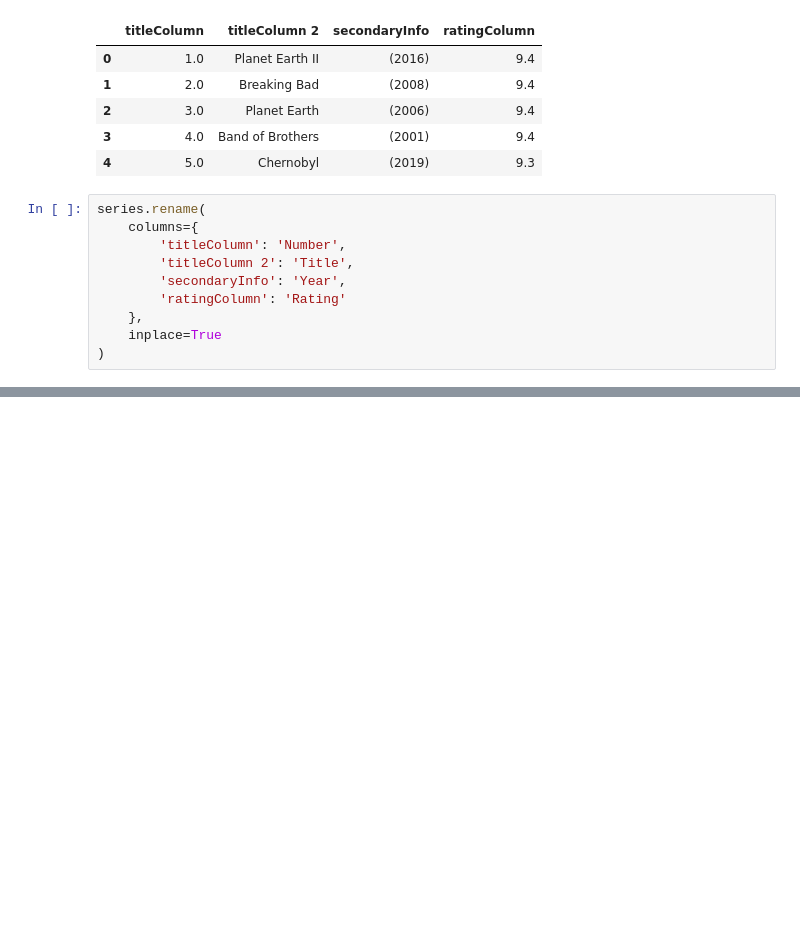
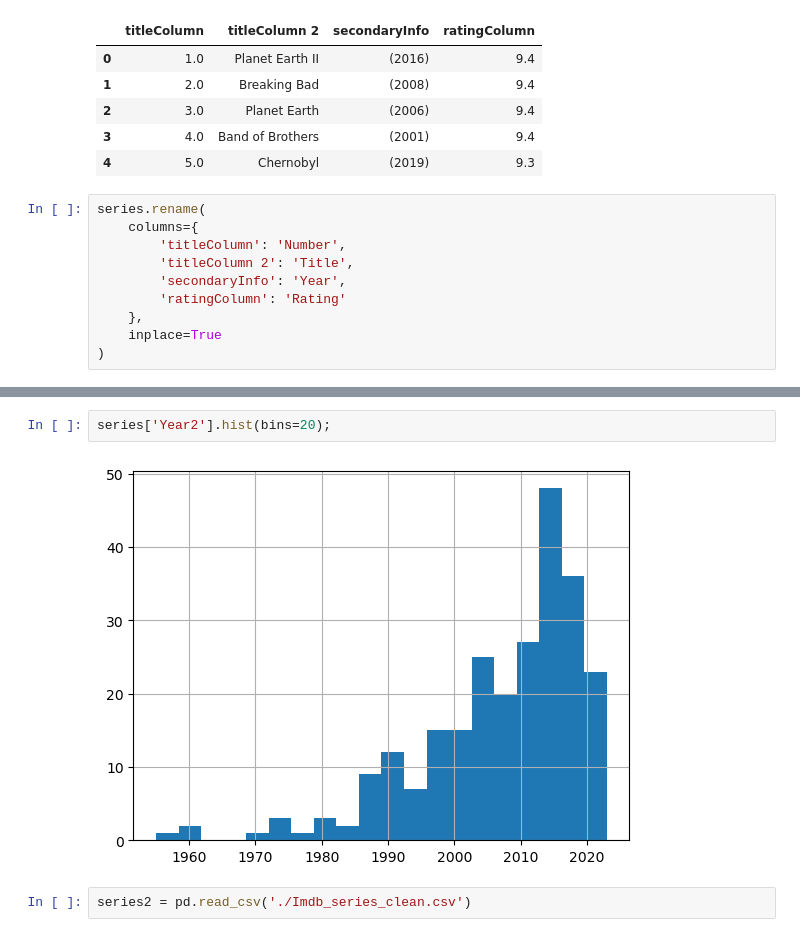
Before and after one commit to vvltoria/imdb_preprocessing, a Jupyter notebook: preprocessing.ipynb, the cells around one changed output, grey strips where cells are left out. Drawn from its saved outputs; the diff is of its cells as text; blank space fills up the shorter version.

```diff
--- a/preprocessing.ipynb
+++ b/preprocessing.ipynb
@@ -98,0 +157,6 @@ series.rename(
+# %%
+series['Year2'].hist(bins=20);
+# %% [output]
+[figure, added]
+# %%
+series2 = pd.read_csv('./Imdb_series_clean.csv')
```
Also changed, not shown: parts of 11 cells of this notebook.
